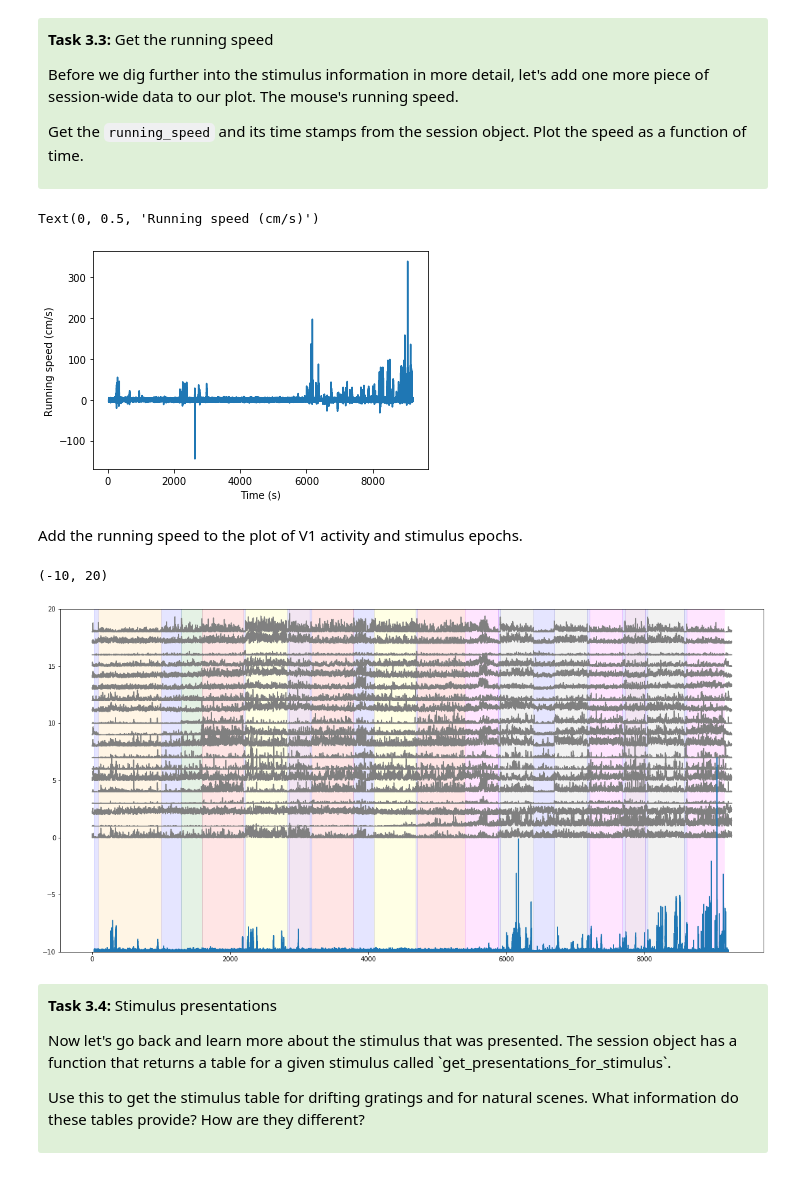
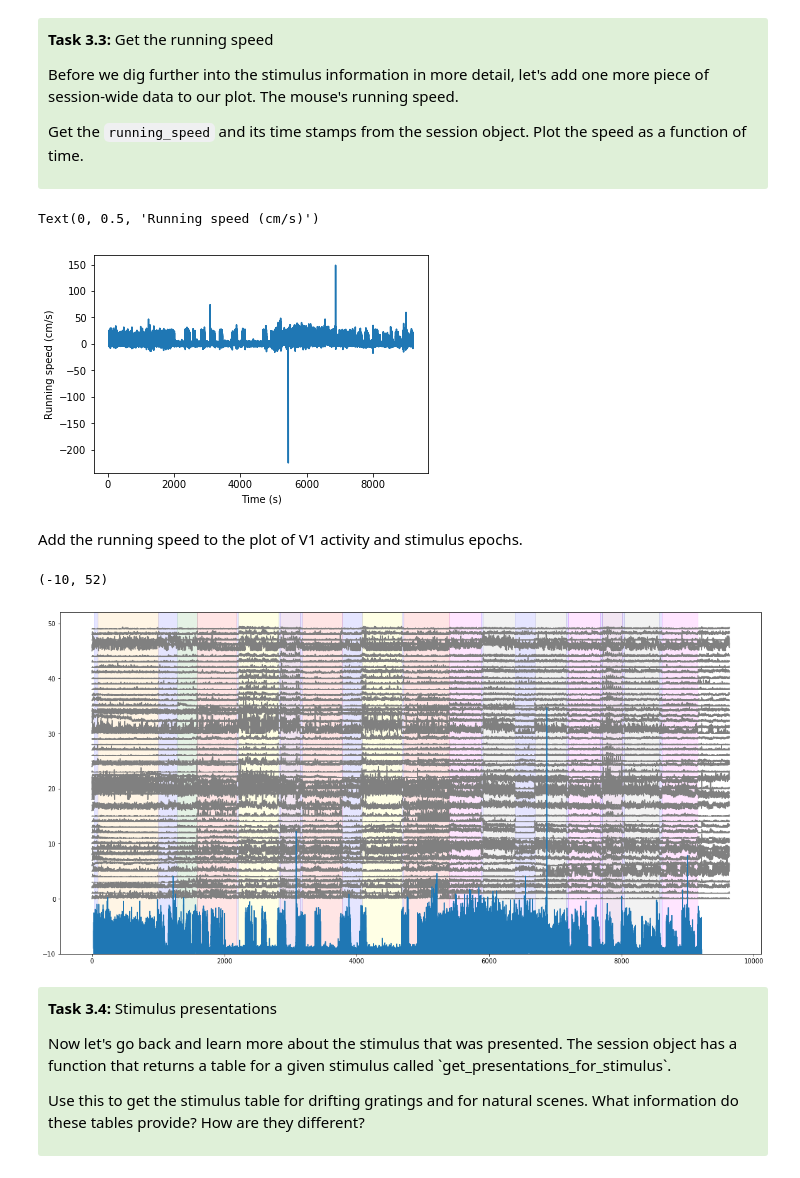
Before and after one commit to AllenInstitute/SWDB_2019, a Jupyter notebook: DynamicBrain/Neuropixels_walkthrough.ipynb, the cells around one changed output. Drawn from its saved outputs; the diff is of its cells as text; code cells hidden in the pictures.

```diff
--- a/DynamicBrain/Neuropixels_walkthrough.ipynb
+++ b/DynamicBrain/Neuropixels_walkthrough.ipynb
@@ -49,9 +49,6 @@ manifest_path = os.path.join(data_root, "dynamic-brain-workshop/visual_coding_ne
 
 <p>`manifest_path` is a path to the manifest file.  We will use the manifest file preloaded onto your Workshop hard drives.  Make sure that `drive_path` is set correctly for your platform.  (See the first cell in this notebook.)
 </div>
-# %%
-# delete
-manifest_path = os.path.join("/allen/scratch/aibstemp/nileg/cache_dir_08_13/manifest.json")
 # %%
 from allensdk.brain_observatory.ecephys.ecephys_project_cache import EcephysProjectCache
 from allensdk.brain_observatory.ecephys import ecephys_session
@@ -157,9 +154,6 @@ session_id = sessions[(sessions.unit_count>1000)&(sessions.session_type=='brain_
 print(session_id)
 # %% [output]
 757216464
-# %%
-#temp
-session_id = 739448407
 # %% [markdown]
 Which areas were recorded from in this session?
 # %%
@@ -387,6 +399,6 @@ session.units[session.units.structure_acronym=='VISp'].head()
 5 rows × 35 columns
 # %%
-unit_id = session.units[session.units.structure_acronym=='VISp'].index[0]
+unit_id = session.units[session.units.structure_acronym=='VISp'].index[12]
 # %%
 spikes = spike_times[unit_id]
 plt.figure(figsize=(15,4))
@@ -423,6 +435,8 @@ Now let's do this for all the units in V1. Make an array of the binned activity
 # %%
 v1_units = session.units[session.units.structure_acronym=='VISp']
 numunits = len(v1_units)
+if numunits>50:
+    numunits=50
 v1_binned = np.empty((numunits, numbins))
 for i in range(numunits):
     unit_id = v1_units.index[i]
@@ -516,27 +530,27 @@ plt.xlabel("Time (s)")
 plt.ylabel("Running speed (cm/s)")
 # %% [output]
 Text(0, 0.5, 'Running speed (cm/s)')
-[figure, old version]
+[figure, new version]
 # %% [markdown]
 Add the running speed to the plot of V1 activity and stimulus epochs.
 # %%
 plt.figure(figsize=(20,10))
 for i in range(numunits):
     plt.plot(i+(v1_binned[i,:]/30.), color='gray')
 
 #scale the running speed and offset it on the plot
-plt.plot(session.running_speed.end_time, (0.05*session.running_speed.velocity)-10)
+plt.plot(session.running_speed.end_time, (0.3*session.running_speed.velocity)-10)
 
 colors = ['blue','orange','green','red','yellow','purple','magenta','gray','lightblue']
 for c, stim_name in enumerate(session.stimulus_names):
     stim = stimulus_epochs[stimulus_epochs.stimulus_name==stim_name]
     for j in range(len(stim)):
         plt.axvspan(xmin=stim["start_time"].iloc[j], xmax=stim["stop_time"].iloc[j], color=colors[c], alpha=0.1)
 
-plt.ylim(-10,20)
+plt.ylim(-10,52)
 # %% [output]
-(-10, 20)
+(-10, 52)
-[figure, old version]
+[figure, new version]
 # %% [markdown]
 <div style="background: #DFF0D8; border-radius: 3px; padding: 10px;">
 <p><b>Task 3.4:</b> Stimulus presentations
```
Also changed, not shown: parts of 18 cells of this notebook.
